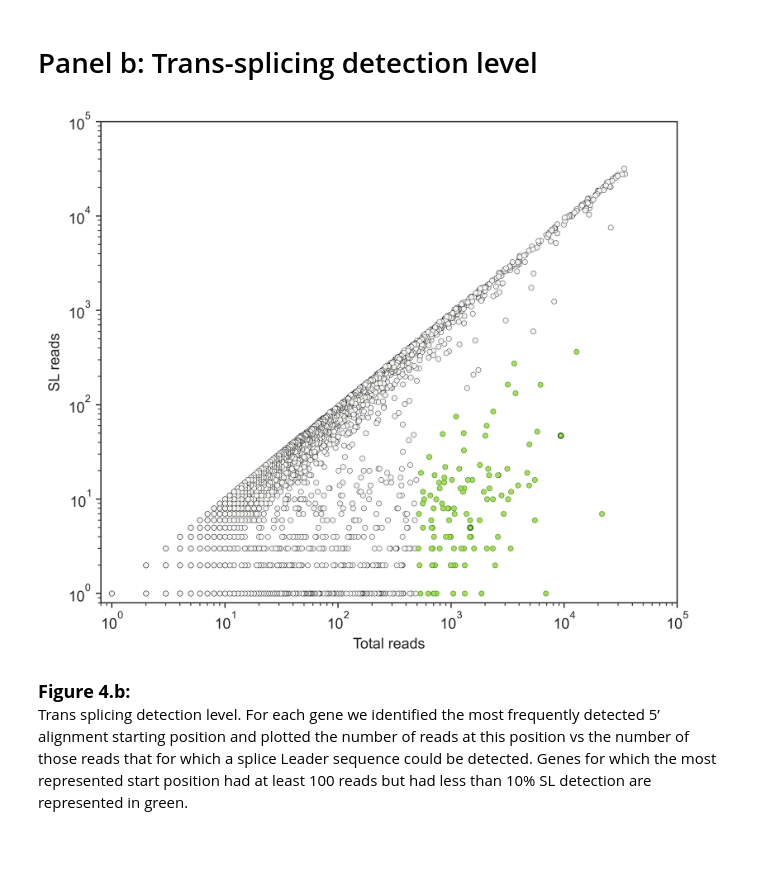
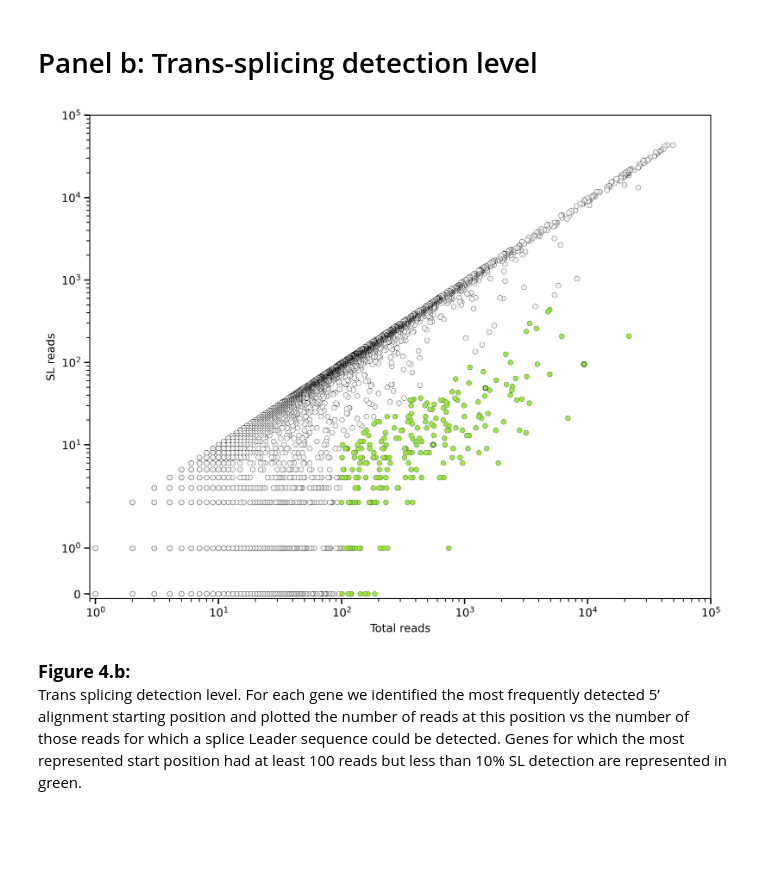
Before and after one commit to FlorianBrnrd/elegans-trans-splicing, a Jupyter notebook: notebooks/Fig4_notebook.ipynb, the cells around one changed output. Drawn from its saved outputs; the diff is of its cells as text; code cells hidden in the pictures.

```diff
--- a/notebooks/Fig4_notebook.ipynb
+++ b/notebooks/Fig4_notebook.ipynb
@@ -36,7 +42,6 @@ dataset = pd.read_csv('dataset_+SL_+hairpin.tsv', sep='\t')
 # %%
 # open file generated as part of the pre-processing step (see part 3)
-
-genes_start = pd.read_csv('SL_&_mimic_positions.tsv', sep='\t')
+genes_start = pd.read_csv(f'{path}/start_positions_stats.tsv', sep='\t')
 # %% [markdown]
 ----
 # %% [markdown]
@@ -229,53 +241,63 @@ Gene expression and trans splicing status. We grouped gene in the C. elegans gen
 # Panel b: Trans-splicing detection level
 # %%
 # for each, select the single most expressed position
-most_exp_pos = genes_start.sort_values('total', ascending=False).groupby('gene').head(1)
+most_exp_pos = genes_start.sort_values(['total','SL'], ascending=False).groupby('gene').head(1)
 
 # coordinates for every genes
-x = list(most_exp_pos['evaluated'])
+x = list(most_exp_pos['total'])
 y = list(most_exp_pos['SL'])
 
 # coordinates for genes with a position representated by 500+ reads and less than 10% SL
-selected = most_exp_pos[(most_exp_pos['evaluated']>=500) & (most_exp_pos['%SL']<=10)]
-sx = list(selected['evaluated'])
+selected = most_exp_pos[(most_exp_pos['total']>=100) & (most_exp_pos['%SL']<=10)]
+sx = list(selected['total'])
 sy = list(selected['SL'])
 
 # Three genes of interest
 ex = selected[selected['gene'].isin(['C42D8.2', 'F26F12.1', 'R12H7.2'])]
-ex_x = list(ex['evaluated'])
+ex_x = list(ex['total'])
 ex_y = list(ex['SL'])
 
 # Generate plot
 %matplotlib inline
 
-sns.set_style('ticks')
-plt.figure(figsize=(7,6), dpi=500)
+#sns.set_style('white')
+
+sns.set_style()
+plt.figure(figsize=(10, 8), dpi=500)
 
 # plot all
-plt.scatter(x, y, s=12, c='#f5f4f2', edgecolor='k', linewidth=0.2)
+plt.scatter(x, y, s=20, c='#f5f4f2', edgecolor='k', linewidth=0.2)
 
 # plot selected
-plt.scatter(sx, sy, s=12, c='#9ee349', edgecolor='#26591A', linewidth=0.2)
+plt.scatter(sx, sy, s=20, c='#9ee349', edgecolor='#26591A', linewidth=0.2)
 
 # plot examples
-plt.scatter(ex_x, ex_y, s=12, c='#9ee349', edgecolor='#26591A', linewidth=0.8)
+plt.scatter(ex_x, ex_y, s=20, c='#9ee349', edgecolor='#26591A', linewidth=0.8)
 
 
 # plot settings
 plt.xlabel('Total reads')
 plt.ylabel('SL reads')
+
 plt.xscale('log')
-plt.yscale('log')
-plt.xlim(0.8,10**5)
-plt.ylim(0.8,10**5)
+plt.yscale('symlog', subs=[2,3,4,5,6,7,8,9])
+
+plt.xlim(0.9, 10**5)
+plt.ylim(-0.1, 10**5)
+
+plt.tick_params(direction='out', length=6, width=2, colors='black', grid_alpha=0.5, bottom=True, left=True)
+plt.tick_params(axis='y', which ='minor', direction='out', length=3, width=0.8, colors='black', grid_alpha=0.5, left=True)
+plt.tick_params(axis='y', which ='major', direction='out', length=5, width=1.2, colors='black', grid_alpha=0.5, left=True)
+plt.tick_params(axis='x', which ='minor', direction='out', length=3, width=0.8, colors='black', grid_alpha=0.5, bottom=True)
+plt.tick_params(axis='x', which ='major', direction='out', length=5, width=1.2, colors='black', grid_alpha=0.5, bottom=True)
 
 # save
-plt.savefig('Fig4.b-trans-splicing_detection_level_at_main_start_positions.pdf', bbox_inches='tight', dpi=800)
+plt.savefig('Fig4.b-trans-splicing_detection_level_at_main_start_positions.png', bbox_inches='tight', dpi=800)
 # %% [output]
-[figure, old version]
+[figure, new version]
 # %% [markdown]
 <font size="4">**Figure 4.b:**<br></font>
-Trans splicing detection level. For each gene we identified the most frequently detected 5’ alignment starting position and plotted the number of reads at this position vs the number of those reads that for which a splice Leader sequence could be detected. Genes for which the most represented start position had at least 100 reads but had less than 10% SL detection are represented in green.
+Trans splicing detection level. For each gene we identified the most frequently detected 5’ alignment starting position and plotted the number of reads at this position vs the number of those reads for which a splice Leader sequence could be detected. Genes for which the most represented start position had at least 100 reads but less than 10% SL detection are represented in green.
 # %% [markdown]
 <br>
 # %% [markdown]
```
Also changed, not shown: parts of 21 cells of this notebook, 19 other files.
